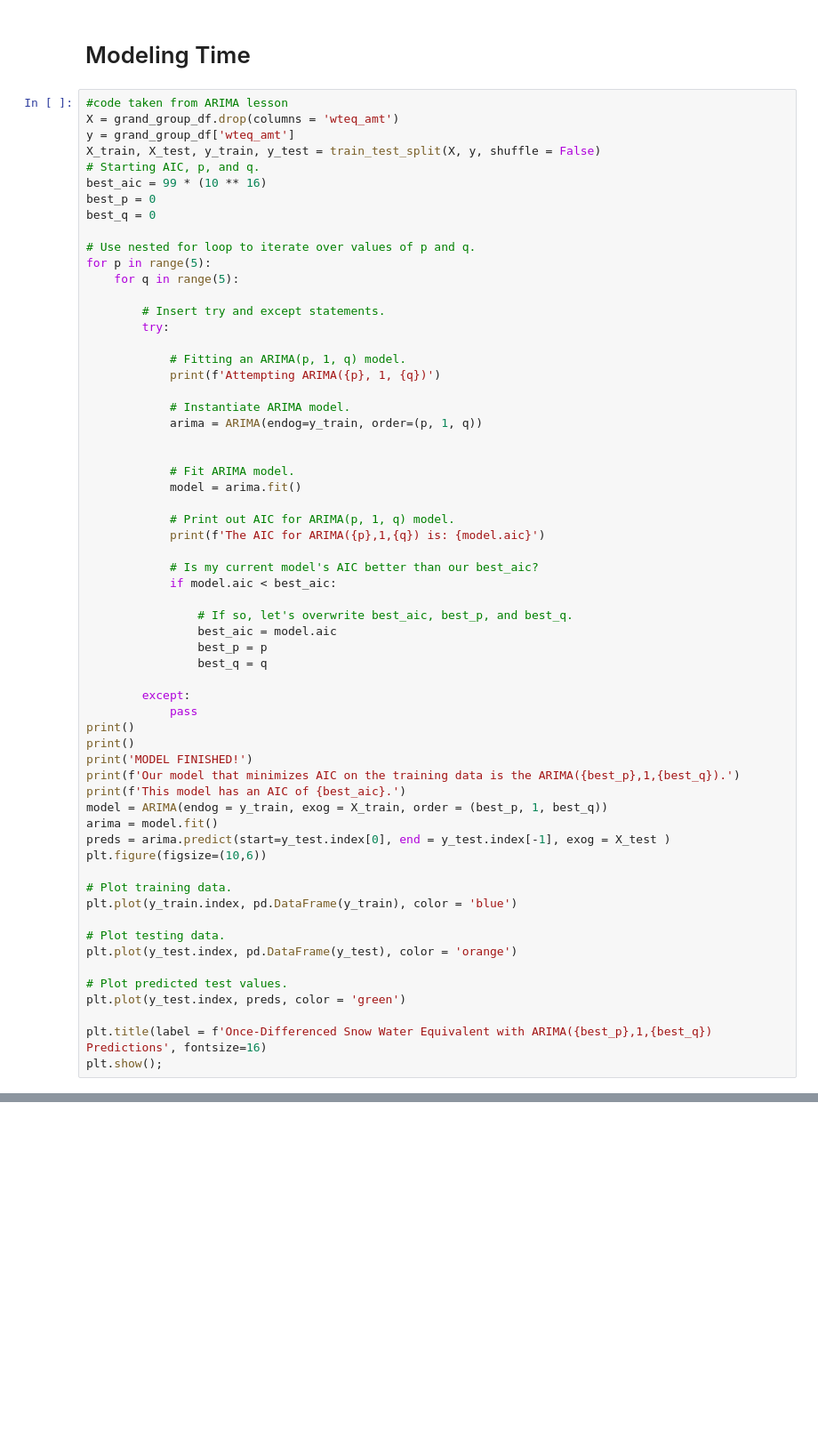
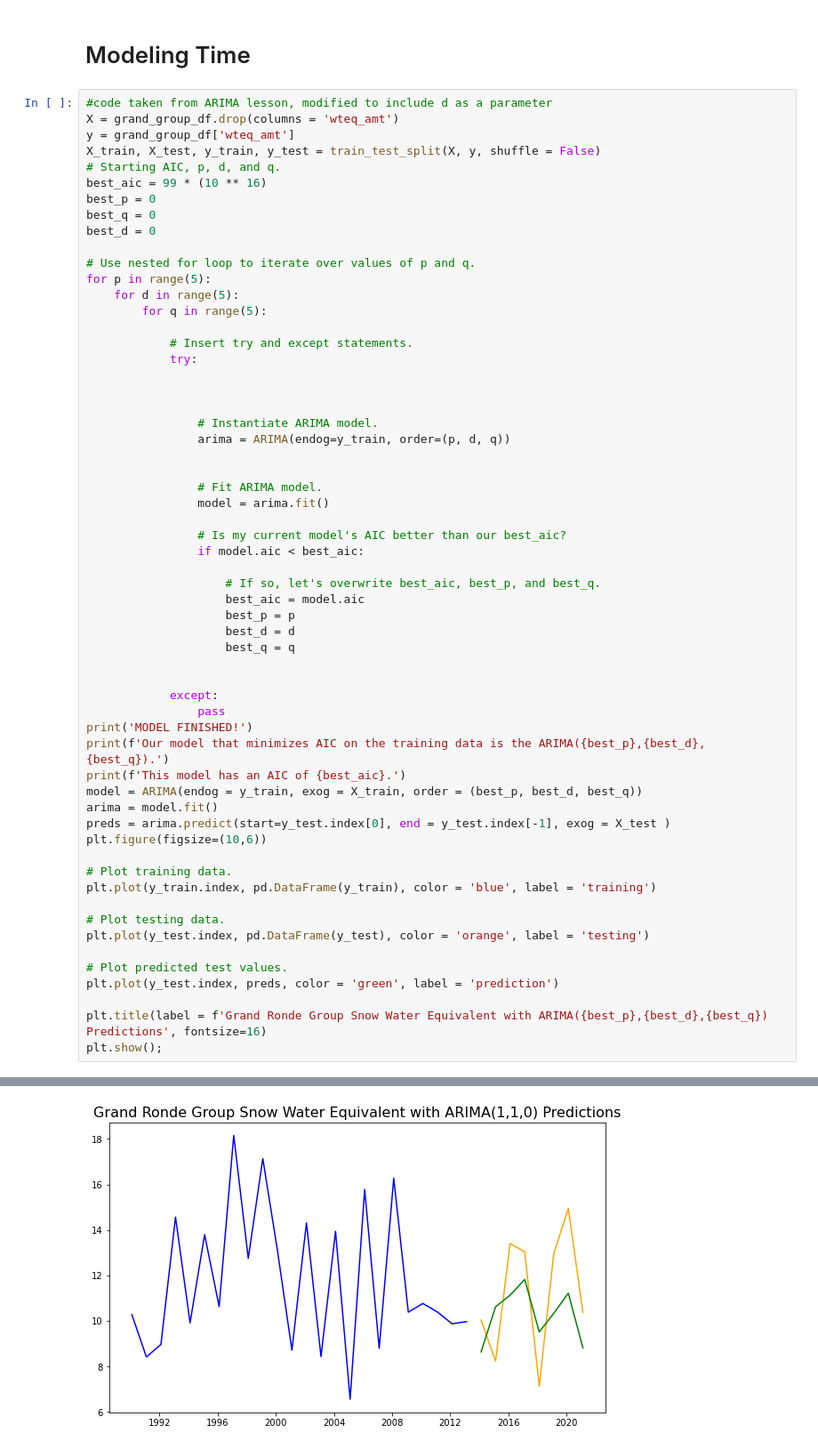
Before and after one commit to sehyeager/snotel_forecasting, a Jupyter notebook: sams_modeling_notebook.ipynb, the cells around one changed output, grey strips where cells are left out. Shown at 89% size. Drawn from its saved outputs; the diff is of its cells as text; blank space fills up the shorter version.

Commit message:
modeling complete

```diff
--- a/sams_modeling_notebook.ipynb
+++ b/sams_modeling_notebook.ipynb
@@ -187,63 +173,62 @@ sns.pairplot(grand_group_df);
 # %% [markdown]
 # Modeling Time
 # %%
-#code taken from ARIMA lesson
+#code taken from ARIMA lesson, modified to include d as a parameter
 X = grand_group_df.drop(columns = 'wteq_amt')
 y = grand_group_df['wteq_amt']
 X_train, X_test, y_train, y_test = train_test_split(X, y, shuffle = False)
-# Starting AIC, p, and q.
+# Starting AIC, p, d, and q.
 best_aic = 99 * (10 ** 16)
 best_p = 0
 best_q = 0
+best_d = 0
 
 # Use nested for loop to iterate over values of p and q.
 for p in range(5):
-    for q in range(5):
+    for d in range(5):
+        for q in range(5):
 
-        # Insert try and except statements.
-        try:
-
-            # Fitting an ARIMA(p, 1, q) model.
-            print(f'Attempting ARIMA({p}, 1, {q})')
-
-            # Instantiate ARIMA model.
-            arima = ARIMA(endog=y_train, order=(p, 1, q))
+            # Insert try and except statements.
+            try:
 
 
-            # Fit ARIMA model.
-            model = arima.fit()
 
-            # Print out AIC for ARIMA(p, 1, q) model.
-            print(f'The AIC for ARIMA({p},1,{q}) is: {model.aic}')
+                # Instantiate ARIMA model.
+                arima = ARIMA(endog=y_train, order=(p, d, q))
 
-            # Is my current model's AIC better than our best_aic?
-            if model.aic < best_aic:
 
-                # If so, let's overwrite best_aic, best_p, and best_q.
-                best_aic = model.aic
-                best_p = p
-                best_q = q
+                # Fit ARIMA model.
+                model = arima.fit()
 
-        except:
-            pass
-print()
-print()
+                # Is my current model's AIC better than our best_aic?
+                if model.aic < best_aic:
+
+                    # If so, let's overwrite best_aic, best_p, and best_q.
+                    best_aic = model.aic
+                    best_p = p
+                    best_d = d
+                    best_q = q
+
+
+            except:
+                pass
 print('MODEL FINISHED!')
-print(f'Our model that minimizes AIC on the training data is the ARIMA({best_p},1,{best_q}).')
+print(f'Our model that minimizes AIC on the training data is the ARIMA({best_p},{best_d},{best_q}).')
 print(f'This model has an AIC of {best_aic}.')
-model = ARIMA(endog = y_train, exog = X_train, order = (best_p, 1, best_q))
+model = ARIMA(endog = y_train, exog = X_train, order = (best_p, best_d, best_q))
 arima = model.fit()
 preds = arima.predict(start=y_test.index[0], end = y_test.index[-1], exog = X_test )
 plt.figure(figsize=(10,6))
 
 # Plot training data.
-plt.plot(y_train.index, pd.DataFrame(y_train), color = 'blue')
+plt.plot(y_train.index, pd.DataFrame(y_train), color = 'blue', label = 'training')
 
 # Plot testing data.
-plt.plot(y_test.index, pd.DataFrame(y_test), color = 'orange')
+plt.plot(y_test.index, pd.DataFrame(y_test), color = 'orange', label = 'testing')
 
 # Plot predicted test values.
-plt.plot(y_test.index, preds, color = 'green')
+plt.plot(y_test.index, preds, color = 'green', label = 'prediction')
 
-plt.title(label = f'Once-Differenced Snow Water Equivalent with ARIMA({best_p},1,{best_q}) Predictions', fontsize=16)
+plt.title(label = f'Grand Ronde Group Snow Water Equivalent with ARIMA({best_p},{best_d},{best_q}) Predictions', fontsize=16)
 plt.show();
+# %% [output]
@@ -249,0 +238 @@ plt.show();
+[figure, added]
```
Also changed, not shown: parts of 26 cells of this notebook, 9 other files.
